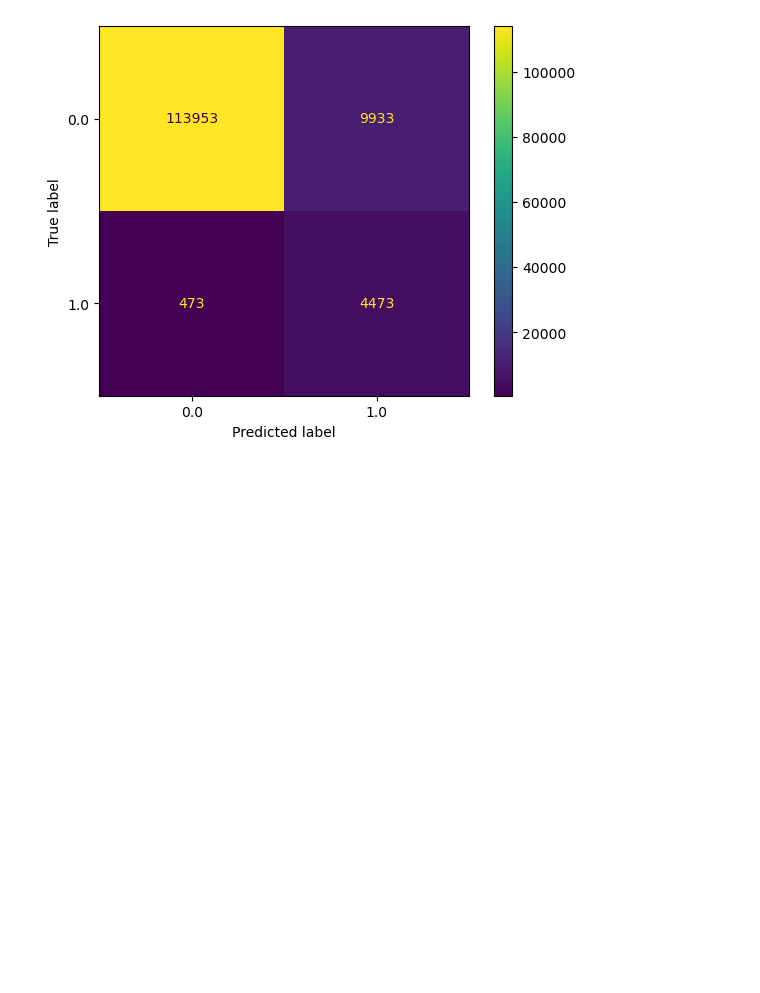
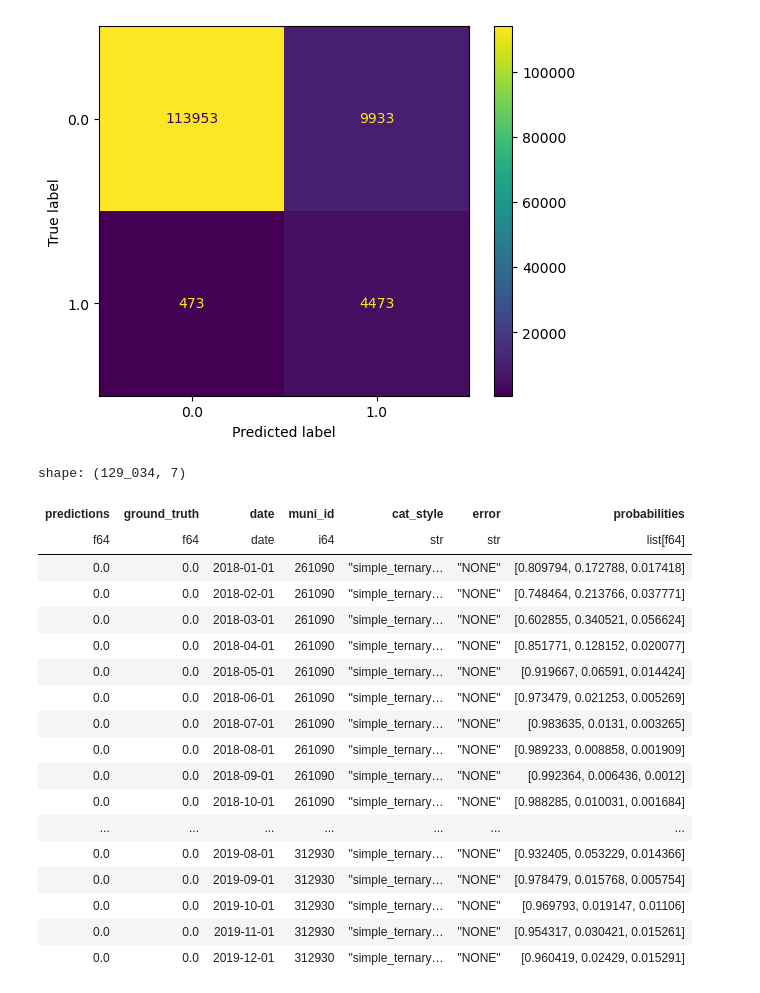
Before and after one commit to atalbanese/dengue_models, a Jupyter notebook: eda/eda.ipynb, the cells around one changed output. Drawn from its saved outputs; the diff is of its cells as text; code cells hidden in the pictures; blank space fills up the shorter version.

Commit message:
messing with models

```diff
--- a/eda/eda.ipynb
+++ b/eda/eda.ipynb
@@ -877,3 +877,25 @@ ConfusionMatrixDisplay.from_predictions(cat_results['simple_binary_global'].sele
 # %% [output]
 <sklearn.metrics._plot.confusion_matrix.ConfusionMatrixDisplay at 0x...>
 [figure]
+# %%
+pl.read_parquet('/home/tony/dengue/dengue_models/results/temp_test/simple_ternary_all_results.parquet')
+# %% [output]
+shape: (129_034, 7)
+| predictions | ground_truth | date | muni_id | cat_style | error | probabilities |
+| f64 | f64 | date | i64 | str | str | list[f64] |
+| 0.0 | 0.0 | 2018-01-01 | 261090 | "simple_ternary… | "NONE" | [0.809794, 0.172788, 0.017418] |
+| 0.0 | 0.0 | 2018-02-01 | 261090 | "simple_ternary… | "NONE" | [0.748464, 0.213766, 0.037771] |
+| 0.0 | 0.0 | 2018-03-01 | 261090 | "simple_ternary… | "NONE" | [0.602855, 0.340521, 0.056624] |
+| 0.0 | 0.0 | 2018-04-01 | 261090 | "simple_ternary… | "NONE" | [0.851771, 0.128152, 0.020077] |
+| 0.0 | 0.0 | 2018-05-01 | 261090 | "simple_ternary… | "NONE" | [0.919667, 0.06591, 0.014424] |
+| 0.0 | 0.0 | 2018-06-01 | 261090 | "simple_ternary… | "NONE" | [0.973479, 0.021253, 0.005269] |
+| 0.0 | 0.0 | 2018-07-01 | 261090 | "simple_ternary… | "NONE" | [0.983635, 0.0131, 0.003265] |
+| 0.0 | 0.0 | 2018-08-01 | 261090 | "simple_ternary… | "NONE" | [0.989233, 0.008858, 0.001909] |
+| 0.0 | 0.0 | 2018-09-01 | 261090 | "simple_ternary… | "NONE" | [0.992364, 0.006436, 0.0012] |
+| 0.0 | 0.0 | 2018-10-01 | 261090 | "simple_ternary… | "NONE" | [0.988285, 0.010031, 0.001684] |
+| ... | ... | ... | ... | ... | ... | ... |
+| 0.0 | 0.0 | 2019-08-01 | 312930 | "simple_ternary… | "NONE" | [0.932405, 0.053229, 0.014366] |
+| 0.0 | 0.0 | 2019-09-01 | 312930 | "simple_ternary… | "NONE" | [0.978479, 0.015768, 0.005754] |
+| 0.0 | 0.0 | 2019-10-01 | 312930 | "simple_ternary… | "NONE" | [0.969793, 0.019147, 0.01106] |
+| 0.0 | 0.0 | 2019-11-01 | 312930 | "simple_ternary… | "NONE" | [0.954317, 0.030421, 0.015261] |
+| 0.0 | 0.0 | 2019-12-01 | 312930 | "simple_ternary… | "NONE" | [0.960419, 0.02429, 0.015291] |
```
Also changed, not shown: 5 other files.
